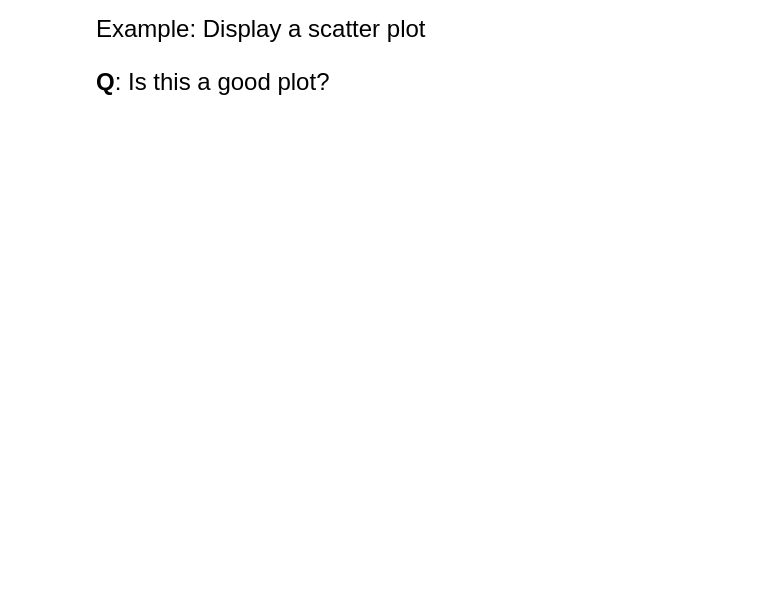
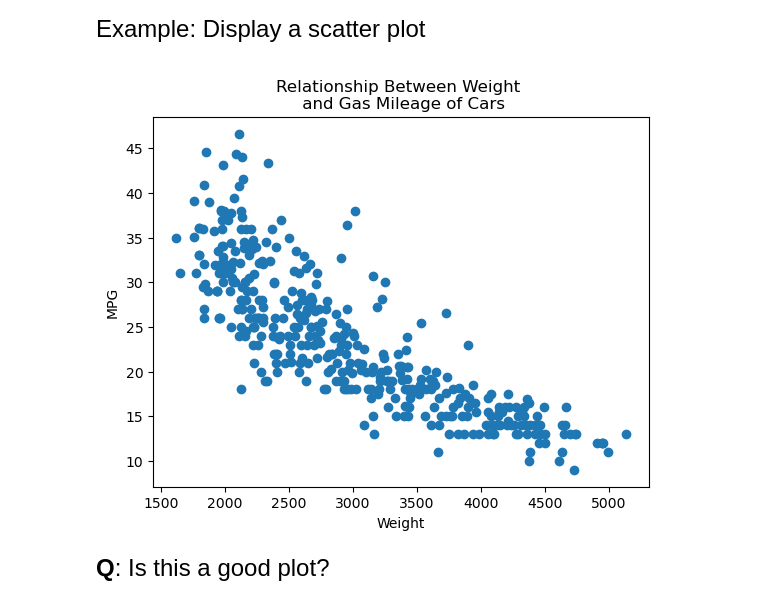
Before and after one commit to swang2026/datasci151spring2026, a Jupyter notebook: lecture_02/lecture_02 - Copy.ipynb, the cells around one changed output. Saved outputs shown, nothing was run; the diff lists cells and outputs as text; code cells hidden in the pictures; blank space fills up the shorter version.

```diff
--- a/lecture_02/lecture_02 - Copy.ipynb
+++ b/lecture_02/lecture_02 - Copy.ipynb
@@ -407,3 +277,15 @@ plt.show()
+# %%
+plt.scatter(x = carfeatures['weight'], y = carfeatures['mpg'])
+plt.xlabel("Weight")
+plt.ylabel("MPG")
+plt.title("Relationship Between Weight \n and Gas Mileage of Cars")
+
+# \n makes it a new line
+
+# this makes it only show the plot without extraneous output
+plt.show()
+# %% [output]
+[figure, added]
 # %% [markdown]
 <font size = "5">
 
```
Also changed, not shown: parts of 18 cells of this notebook, 2 other files.
